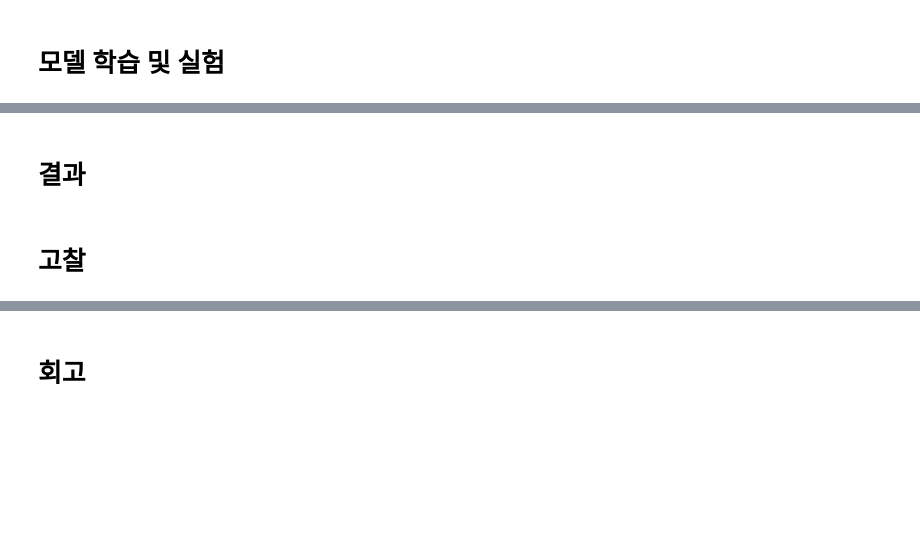
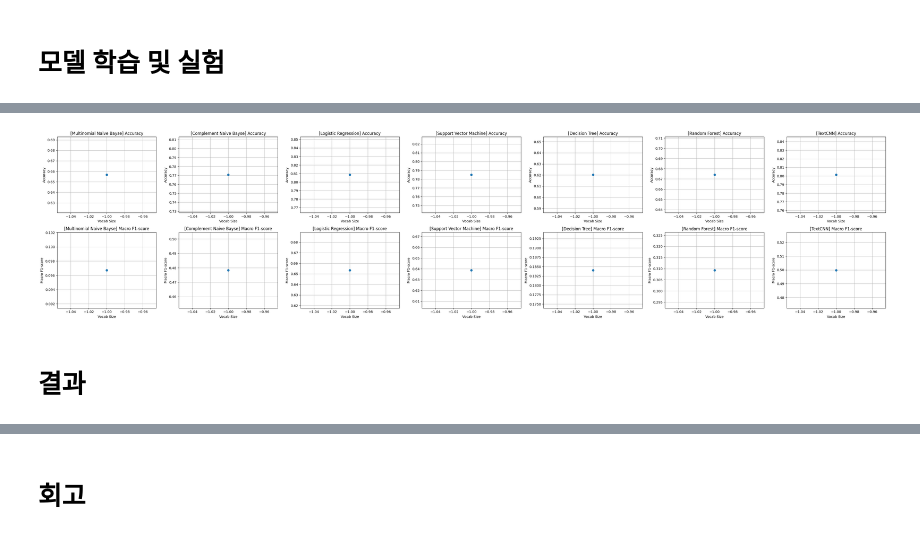
Before and after one commit to ZN-Sellena2000/AIFFEL_quest_rs, a Jupyter notebook: Going Deeper/Quest02/vectorization_project.ipynb, the cells around one changed output, grey strips where cells are left out. Saved outputs shown, nothing was run; the diff lists cells and outputs as text; code cells hidden in the pictures; blank space fills up the shorter version.

```diff
--- a/Going Deeper/Quest02/vectorization_project.ipynb
+++ b/Going Deeper/Quest02/vectorization_project.ipynb
@@ -968,0 +1653,3 @@ Macro F1-score: 0.30931816900485903
+# %%
+full_vocab_df = df6
+full_vocab_df
@@ -975,4 +1673,8 @@ plot_metrics_by_vocab(results_df, models_dict=models, exclude_minus_one=True)
+# %%
+models = build_models()
+
+plot_metrics_by_vocab(full_vocab_df, exclude_minus_one=False)
+# %% [output]
+[figure, added]
 # %% [markdown]
 # 결과
-# %% [markdown]
-# 고찰
```
Also changed, not shown: parts of 28 cells of this notebook, 1 other file.
